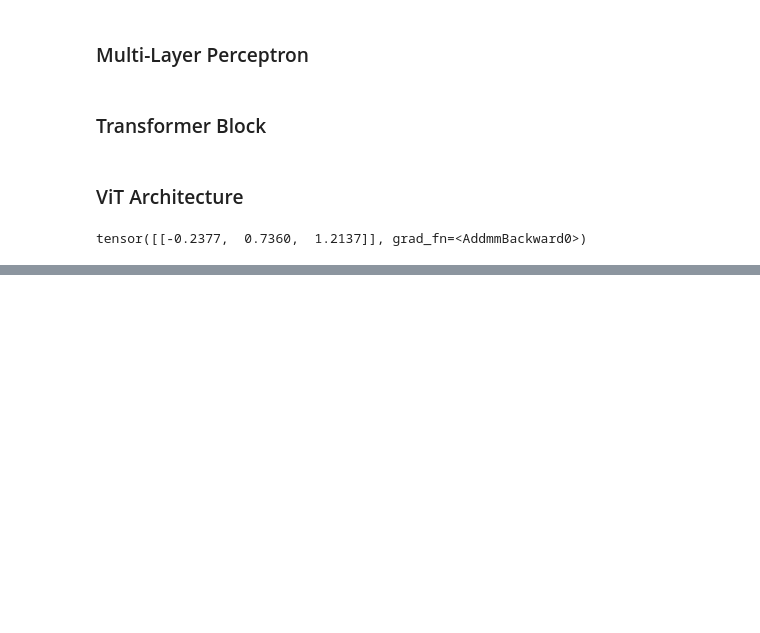
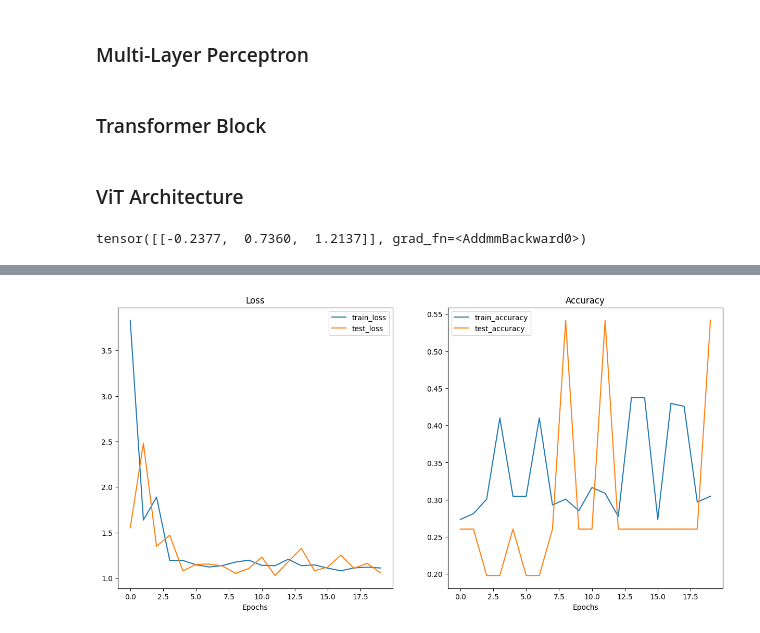
Before and after one commit to prijall/DeepLearning, a Jupyter notebook: ViT_MiniFood_Project.ipynb, the cells around one changed output, grey strips where cells are left out. Drawn from its saved outputs; the diff is of its cells as text; code cells hidden in the pictures; blank space fills up the shorter version.

Commit message:
training

```diff
--- a/ViT_MiniFood_Project.ipynb
+++ b/ViT_MiniFood_Project.ipynb
@@ -527,0 +530,17 @@ Estimated Total Size (MB): 3540.67
+# %%
+from going_modular.going_modular import engine
+
+optimizer=torch.optim.Adam(params=vit.parameters(), lr=1e-3, betas=(0.9, 0.990), weight_decay=0.3)
+
+loss_fn=torch.nn.CrossEntropyLoss()
+
+set_seeds()
+
+#@ training model and saving the training results to dictionary
+results=engine.train(model=vit,
+                     train_dataloader=train_dataloader,
+                     test_dataloader=test_dataloader,
+                     optimizer=optimizer,
+                     loss_fn=loss_fn,
+                     epochs=20,
+                     device=device)
@@ -527,0 +568,6 @@ Estimated Total Size (MB): 3540.67
+# %%
+from helper_functions import plot_loss_curves
+
+plot_loss_curves(results)
+# %% [output]
+[figure, added]
```
Also changed, not shown: parts of 9 cells of this notebook.
